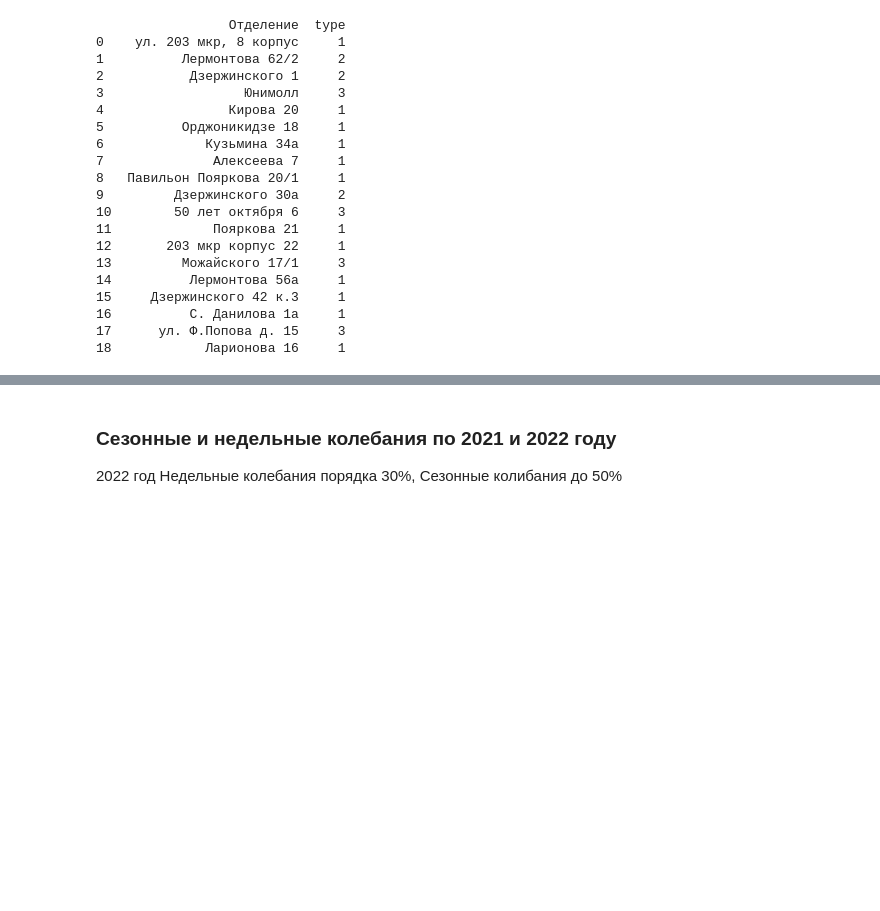
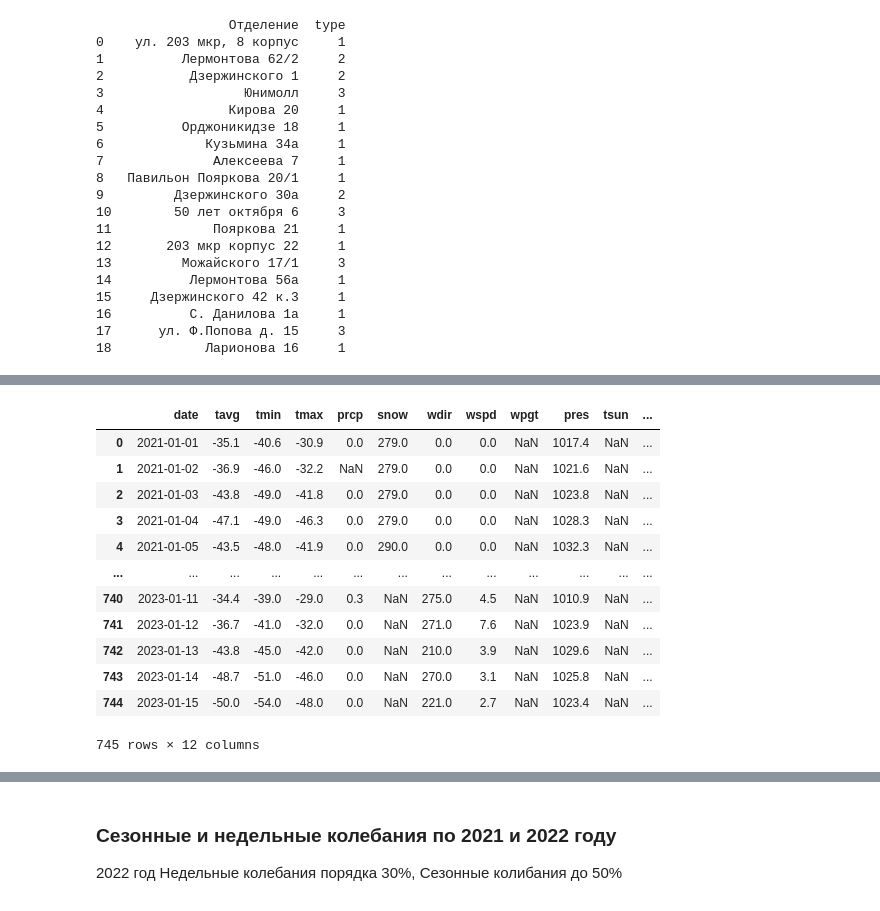
Before and after one commit to KeskilV/rb_daypp, a Jupyter notebook: ipynb/TZ_DPP.ipynb, the cells around one changed output, grey strips where cells are left out. Drawn from its saved outputs; the diff is of its cells as text; code cells hidden in the pictures; blank space fills up the shorter version.

```diff
--- a/ipynb/TZ_DPP.ipynb
+++ b/ipynb/TZ_DPP.ipynb
@@ -268,0 +377,16 @@ print (typett[['Отделение','type']])
+# %%
+weather
+# %% [output]
+|  | date | tavg | tmin | tmax | prcp | snow | wdir | wspd | wpgt | pres | tsun | ... |
+| 0 | 2021-01-01 | -35.1 | -40.6 | -30.9 | 0.0 | 279.0 | 0.0 | 0.0 | NaN | 1017.4 | NaN | ... |
+| 1 | 2021-01-02 | -36.9 | -46.0 | -32.2 | NaN | 279.0 | 0.0 | 0.0 | NaN | 1021.6 | NaN | ... |
+| 2 | 2021-01-03 | -43.8 | -49.0 | -41.8 | 0.0 | 279.0 | 0.0 | 0.0 | NaN | 1023.8 | NaN | ... |
+| 3 | 2021-01-04 | -47.1 | -49.0 | -46.3 | 0.0 | 279.0 | 0.0 | 0.0 | NaN | 1028.3 | NaN | ... |
+| 4 | 2021-01-05 | -43.5 | -48.0 | -41.9 | 0.0 | 290.0 | 0.0 | 0.0 | NaN | 1032.3 | NaN | ... |
+| ... | ... | ... | ... | ... | ... | ... | ... | ... | ... | ... | ... | ... |
+| 740 | 2023-01-11 | -34.4 | -39.0 | -29.0 | 0.3 | NaN | 275.0 | 4.5 | NaN | 1010.9 | NaN | ... |
+| 741 | 2023-01-12 | -36.7 | -41.0 | -32.0 | 0.0 | NaN | 271.0 | 7.6 | NaN | 1023.9 | NaN | ... |
+| 742 | 2023-01-13 | -43.8 | -45.0 | -42.0 | 0.0 | NaN | 210.0 | 3.9 | NaN | 1029.6 | NaN | ... |
+| 743 | 2023-01-14 | -48.7 | -51.0 | -46.0 | 0.0 | NaN | 270.0 | 3.1 | NaN | 1025.8 | NaN | ... |
+| 744 | 2023-01-15 | -50.0 | -54.0 | -48.0 | 0.0 | NaN | 221.0 | 2.7 | NaN | 1023.4 | NaN | ... |
+745 rows × 12 columns
```
Also changed, not shown: parts of 16 cells of this notebook, 7 other files.
